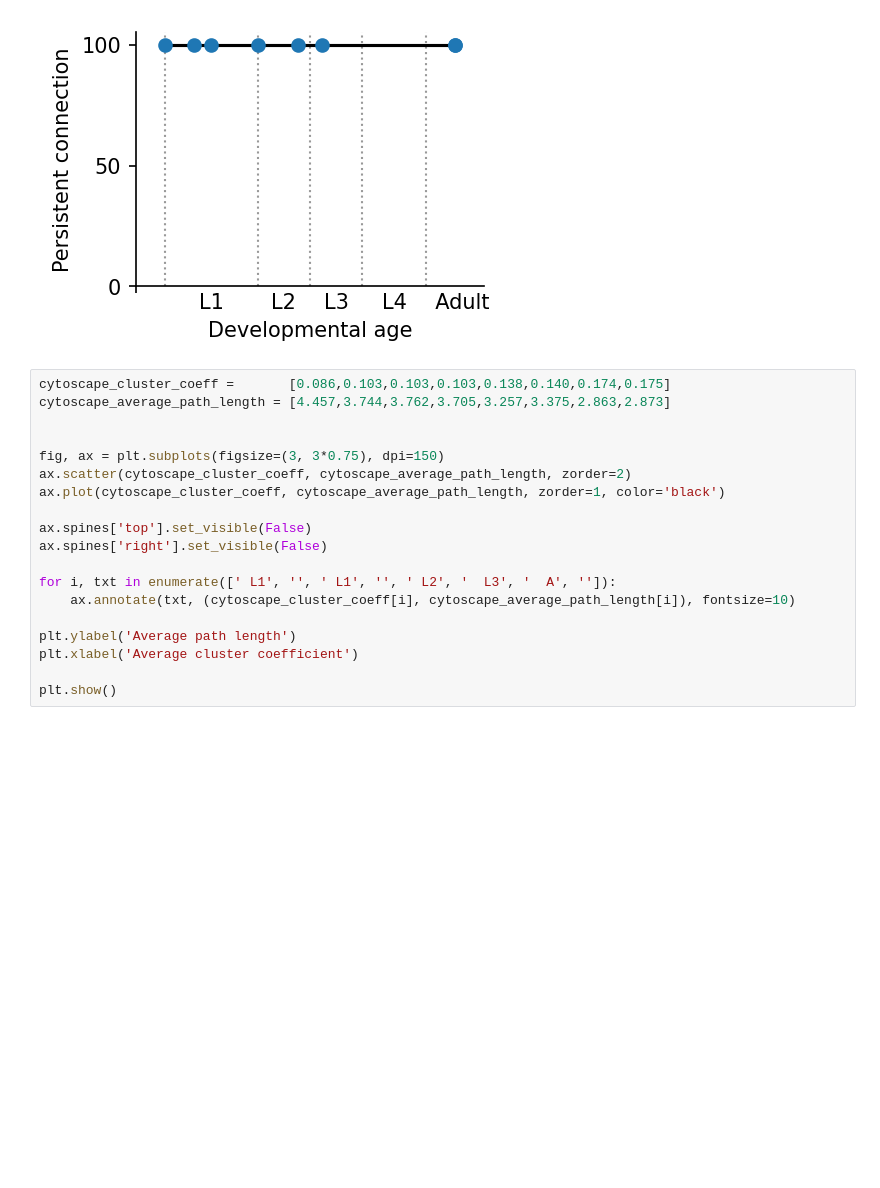
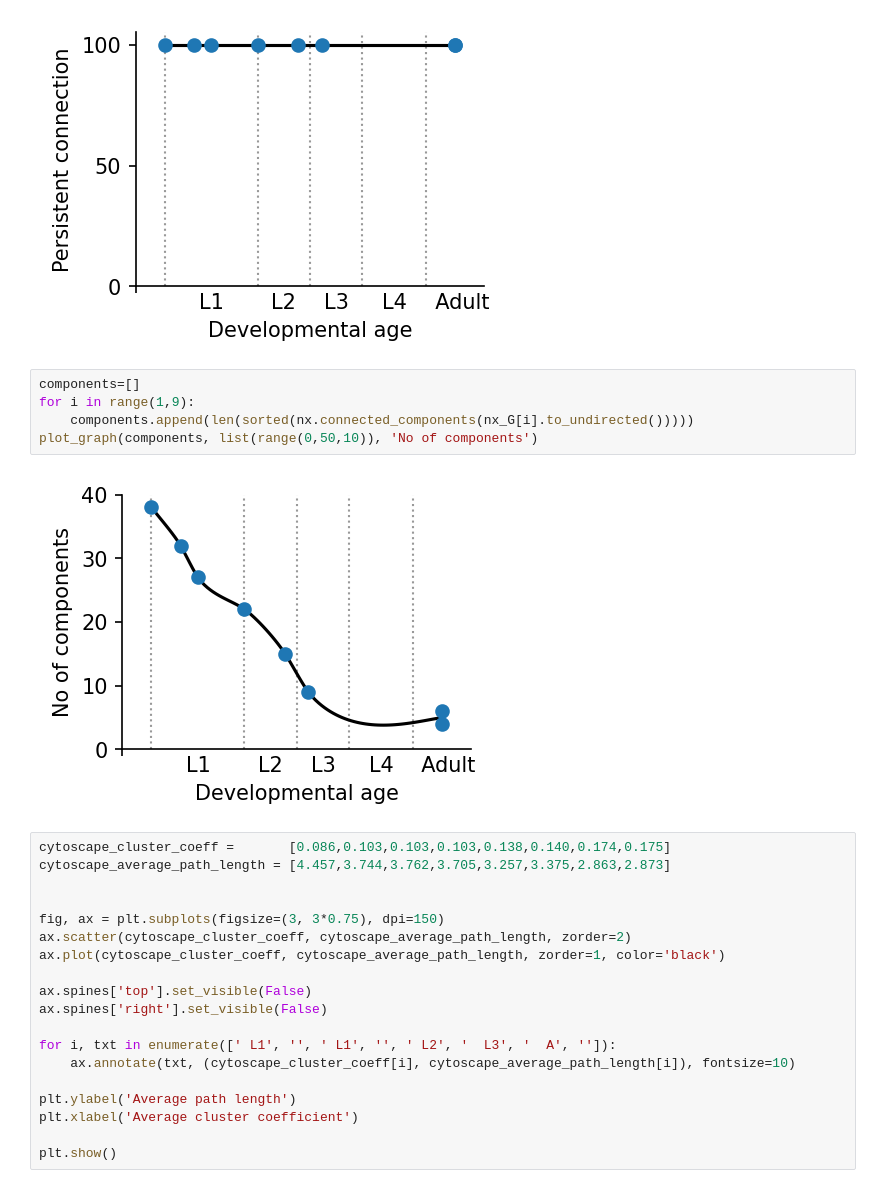
Before and after one commit to samarth1107/Network-Analysis-CElegan-Synapse, a Jupyter notebook: Main.ipynb, the cells around one changed output. Drawn from its saved outputs; the diff is of its cells as text; blank space fills up the shorter version.

```diff
--- a/Main.ipynb
+++ b/Main.ipynb
@@ -361,6 +628,13 @@ for dataset_number in range(2, 9):
 plot_graph(persistant_contact, [0,50,100], 'Persistent connection', smooth_line=False)
 # %% [output]
 [figure]
+# %%
+components=[]
+for i in range(1,9):
+    components.append(len(sorted(nx.connected_components(nx_G[i].to_undirected()))))
+plot_graph(components, list(range(0,50,10)), 'No of components')
+# %% [output]
+[figure, added]
 # %%
 cytoscape_cluster_coeff =       [0.086,0.103,0.103,0.103,0.138,0.140,0.174,0.175]
 cytoscape_average_path_length = [4.457,3.744,3.762,3.705,3.257,3.375,2.863,2.873]
```
Also changed, not shown: parts of 36 cells of this notebook, 1 other file.
